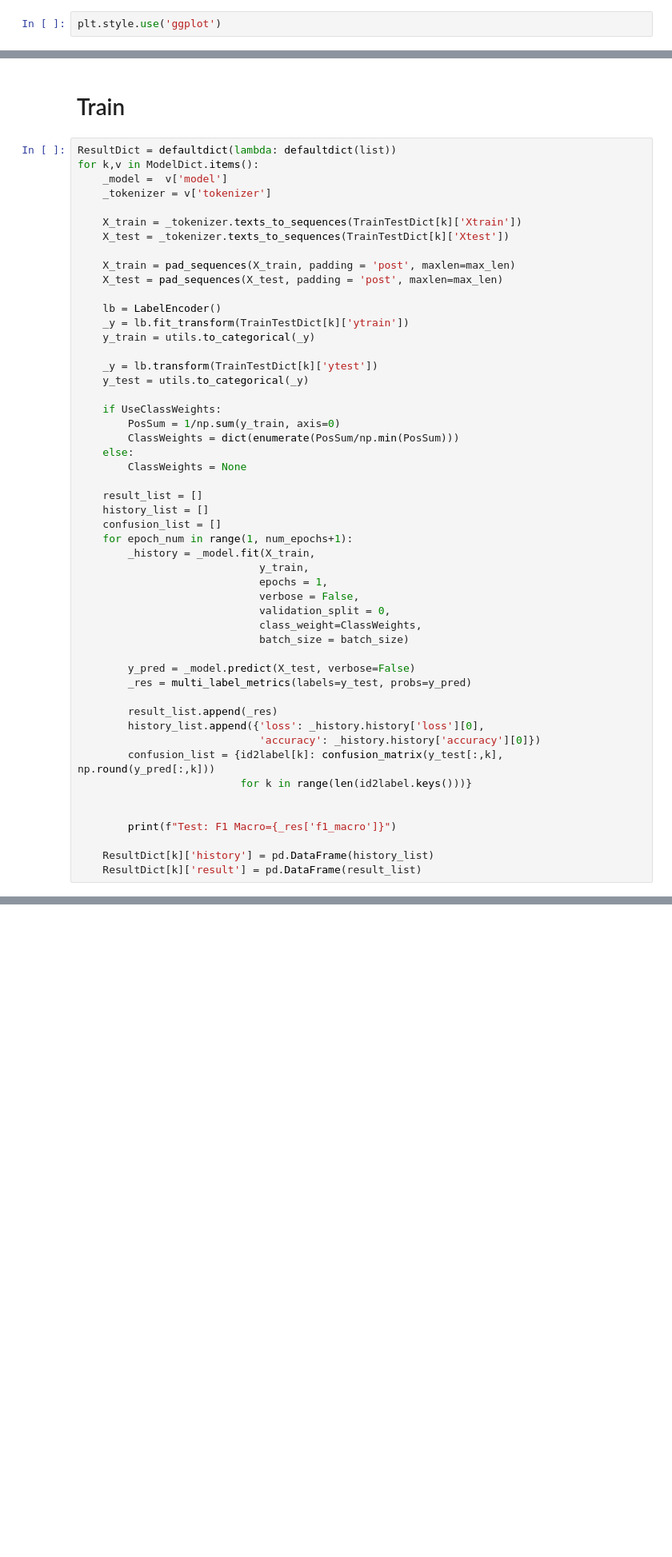
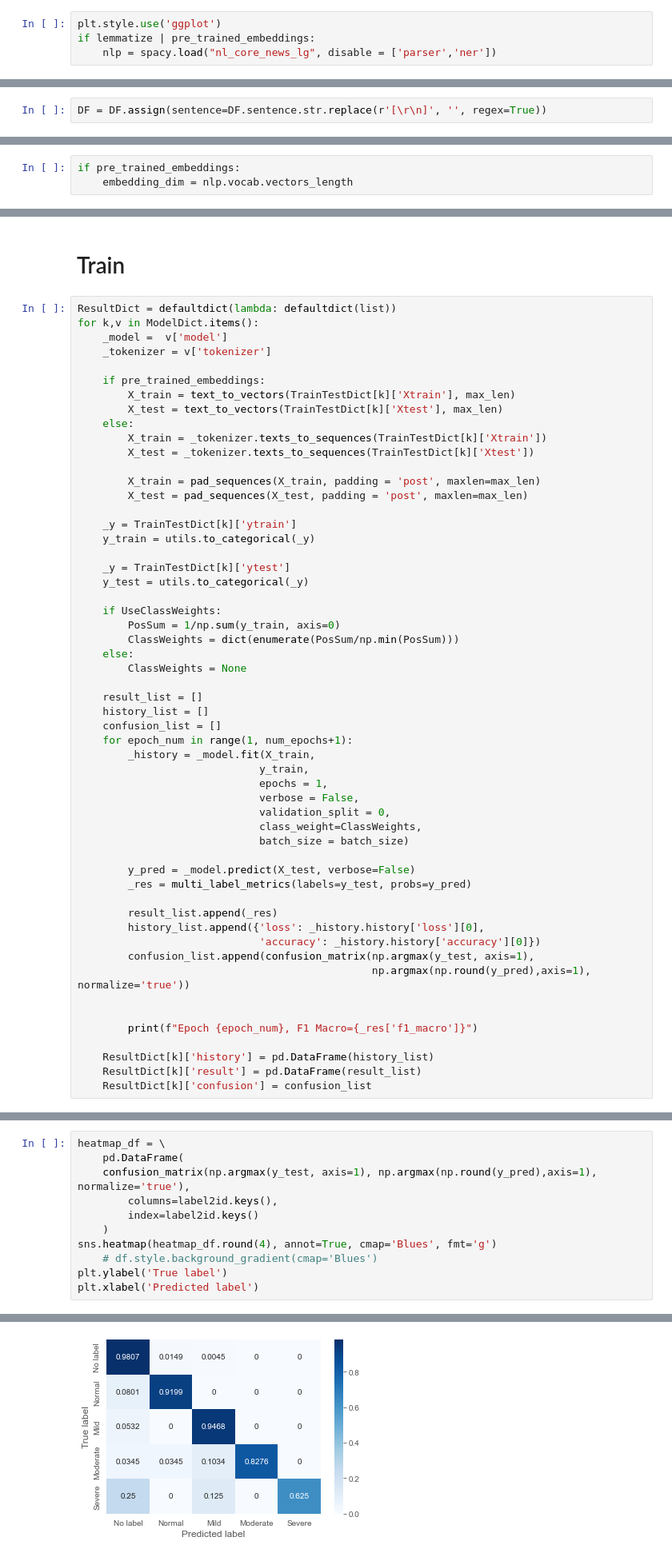
Before and after one commit to umcu/EchoLabeler, a Jupyter notebook: notebooks/Echo_project_documentClassification_biLSTM.ipynb, the cells around one changed output, grey strips where cells are left out. Shown at 80% size. Drawn from its saved outputs; the diff is of its cells as text; blank space fills up the shorter version.

```diff
--- a/notebooks/Echo_project_documentClassification_biLSTM.ipynb
+++ b/notebooks/Echo_project_documentClassification_biLSTM.ipynb
@@ -54,5 +81,7 @@ print(ProcessorType)
 # %%
 plt.style.use('ggplot')
+if lemmatize | pre_trained_embeddings:
+    nlp = spacy.load("nl_core_news_lg", disable = ['parser','ner'])
 # %%
 # source: https://jesusleal.io/2021/04/21/Longformer-multilabel-classification/
 def multi_label_metrics(probs, labels, threshold=0.5):
@@ -236,0 +376,2 @@ DF= DF.assign(label=DF['labels'].map(label2id))
+# %%
+DF = DF.assign(sentence=DF.sentence.str.replace(r'[\r\n]', '', regex=True))
@@ -257,5 +409,8 @@ elif Splitting == 'CV':
 # %% [markdown]
 ## Initiate models
+# %%
+if pre_trained_embeddings:
+    embedding_dim = nlp.vocab.vectors_length
 # %%
 ModelDict = defaultdict(dict)
 for k,v in TrainTestDict.items():
@@ -283,17 +443,20 @@ for k,v in ModelDict.items():
     _model =  v['model']
     _tokenizer = v['tokenizer']
 
-    X_train = _tokenizer.texts_to_sequences(TrainTestDict[k]['Xtrain'])
-    X_test = _tokenizer.texts_to_sequences(TrainTestDict[k]['Xtest'])
+    if pre_trained_embeddings:
+        X_train = text_to_vectors(TrainTestDict[k]['Xtrain'], max_len)
+        X_test = text_to_vectors(TrainTestDict[k]['Xtest'], max_len)
+    else:
+        X_train = _tokenizer.texts_to_sequences(TrainTestDict[k]['Xtrain'])
+        X_test = _tokenizer.texts_to_sequences(TrainTestDict[k]['Xtest'])
 
-    X_train = pad_sequences(X_train, padding = 'post', maxlen=max_len)
-    X_test = pad_sequences(X_test, padding = 'post', maxlen=max_len)
+        X_train = pad_sequences(X_train, padding = 'post', maxlen=max_len)
+        X_test = pad_sequences(X_test, padding = 'post', maxlen=max_len)
 
-    lb = LabelEncoder()
-    _y = lb.fit_transform(TrainTestDict[k]['ytrain'])
+    _y = TrainTestDict[k]['ytrain']
     y_train = utils.to_categorical(_y)
 
-    _y = lb.transform(TrainTestDict[k]['ytest'])
+    _y = TrainTestDict[k]['ytest']
     y_test = utils.to_categorical(_y)
 
     if UseClassWeights:
@@ -320,11 +483,12 @@ for k,v in ModelDict.items():
         result_list.append(_res)
         history_list.append({'loss': _history.history['loss'][0],
                              'accuracy': _history.history['accuracy'][0]})
-        confusion_list = {id2label[k]: confusion_matrix(y_test[:,k], np.round(y_pred[:,k]))
-                          for k in range(len(id2label.keys()))}
+        confusion_list.append(confusion_matrix(np.argmax(y_test, axis=1),
+                                               np.argmax(np.round(y_pred),axis=1),  normalize='true'))
 
 
-        print(f"Test: F1 Macro={_res['f1_macro']}")
+        print(f"Epoch {epoch_num}, F1 Macro={_res['f1_macro']}")
 
     ResultDict[k]['history'] = pd.DataFrame(history_list)
     ResultDict[k]['result'] = pd.DataFrame(result_list)
+    ResultDict[k]['confusion'] = confusion_list
@@ -332,0 +521,12 @@ for k,v in ModelDict.items():
+# %%
+heatmap_df = \
+    pd.DataFrame(
+    confusion_matrix(np.argmax(y_test, axis=1), np.argmax(np.round(y_pred),axis=1), normalize='true'),
+        columns=label2id.keys(),
+        index=label2id.keys()
+    )
+sns.heatmap(heatmap_df.round(4), annot=True, cmap='Blues', fmt='g')
+    # df.style.background_gradient(cmap='Blues')
+plt.ylabel('True label')
+plt.xlabel('Predicted label')
+# %% [output]
@@ -332,0 +534 @@ for k,v in ModelDict.items():
+[figure, added]
```
Also changed, not shown: parts of 33 cells of this notebook, 5 other files.
